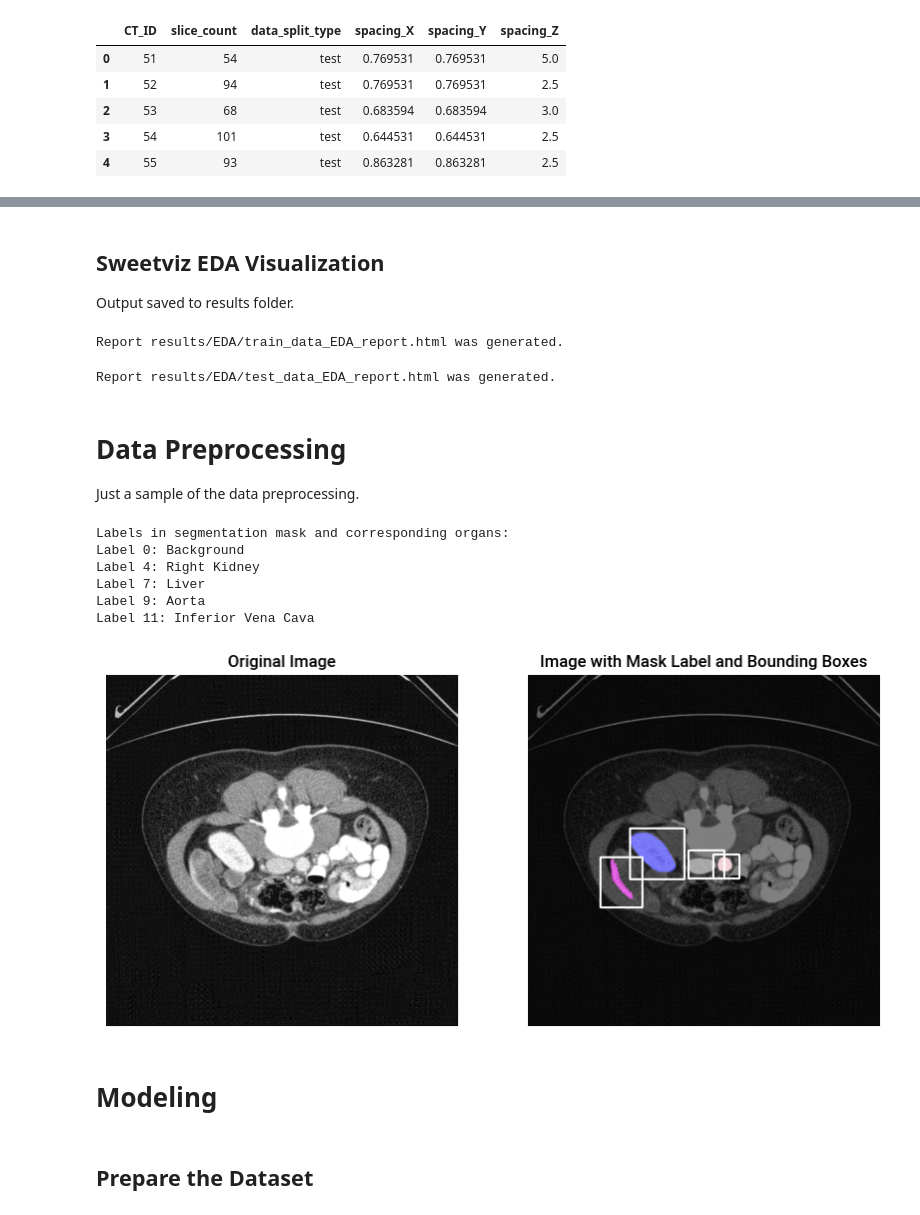
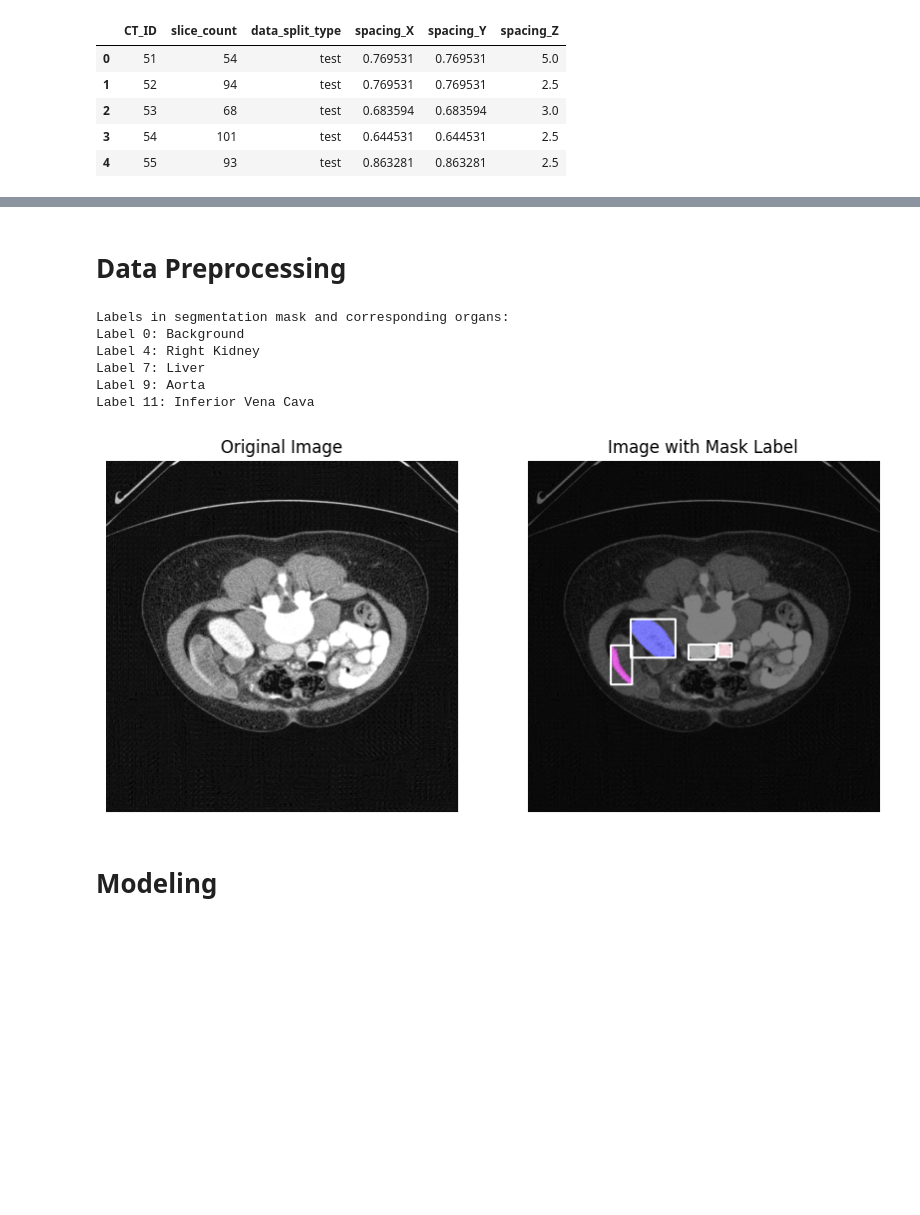
Before and after one commit to Samthesimpsons/CS701-Group-09-Project, a Jupyter notebook: notebooks/MedSAM.ipynb, the cells around one changed output, grey strips where cells are left out. Drawn from its saved outputs; the diff is of its cells as text; code cells hidden in the pictures; blank space fills up the shorter version.

```diff
--- a/notebooks/MedSAM.ipynb
+++ b/notebooks/MedSAM.ipynb
@@ -92,20 +70,10 @@ Label 11: Inferior Vena Cava
-# %% [markdown]
-## Sweetviz EDA Visualization
-
-Output saved to results folder.
 # %%
-generate_sweetviz_report(
-    train_data, report_filename="results/EDA/train_data_EDA_report.html"
-)
+# generate_sweetviz_report(
+#     train_data, report_filename="results/EDA/train_data_EDA_report.html"
+# )
+
+# generate_sweetviz_report(
+#     test_data, report_filename="results/EDA/test_data_EDA_report.html"
+# )
-# %% [output]
-Report results/EDA/train_data_EDA_report.html was generated.
-# %%
-generate_sweetviz_report(
-    test_data, report_filename="results/EDA/test_data_EDA_report.html"
-)
-# %% [output]
-Report results/EDA/test_data_EDA_report.html was generated.
 # %% [markdown]
 # Data Preprocessing
-
-Just a sample of the data preprocessing.
@@ -114,16 +80,23 @@ new_image = apply_preprocessing_to_input_image(image)
 # %%
+processed_image_sample = apply_preprocessing_to_input_image(image)
+
 bounding_boxes_dict = get_bounding_boxes(mask, "33", 15)
-list_of_bounding_boxes = [bounding_box for _, bounding_box in bounding_boxes_dict.items()]
+
+list_of_bounding_boxes = [
+    bounding_box for _, bounding_box in bounding_boxes_dict.items()
+]
+
+visualize_segmentation_from_numpy_arrays(
+    processed_image_sample, mask, list_of_bounding_boxes
+)
+# %% [output]
+Labels in segmentation mask and corresponding organs:
+Label 0: Background
+Label 4: Right Kidney
+Label 7: Liver
+Label 9: Aorta
+Label 11: Inferior Vena Cava
+[figure, added]
-# %%
-visualize_segmentation_from_numpy_arrays(new_image, mask, list_of_bounding_boxes)
-# %% [output]
-Labels in segmentation mask and corresponding organs:
-Label 0: Background
-Label 4: Right Kidney
-Label 7: Liver
-Label 9: Aorta
-Label 11: Inferior Vena Cava
-[figure, removed]
 # %% [markdown]
 # Modeling
 # %%
@@ -131,6 +103,4 @@ Label 11: Inferior Vena Cava
 pretrained_model_name = "wanglab/medsam-vit-base"
-# %% [markdown]
-## Prepare the Dataset
 # %%
 train_dataset = SAMSegmentationDataset(
     image_dir="data/train_images",
```
Also changed, not shown: parts of 18 cells of this notebook, 5 other files.
